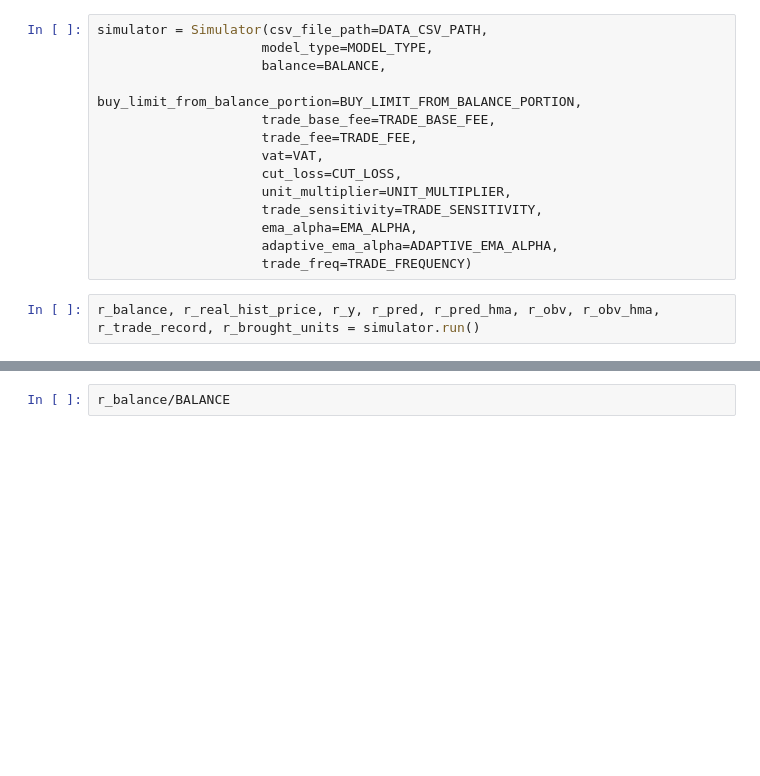
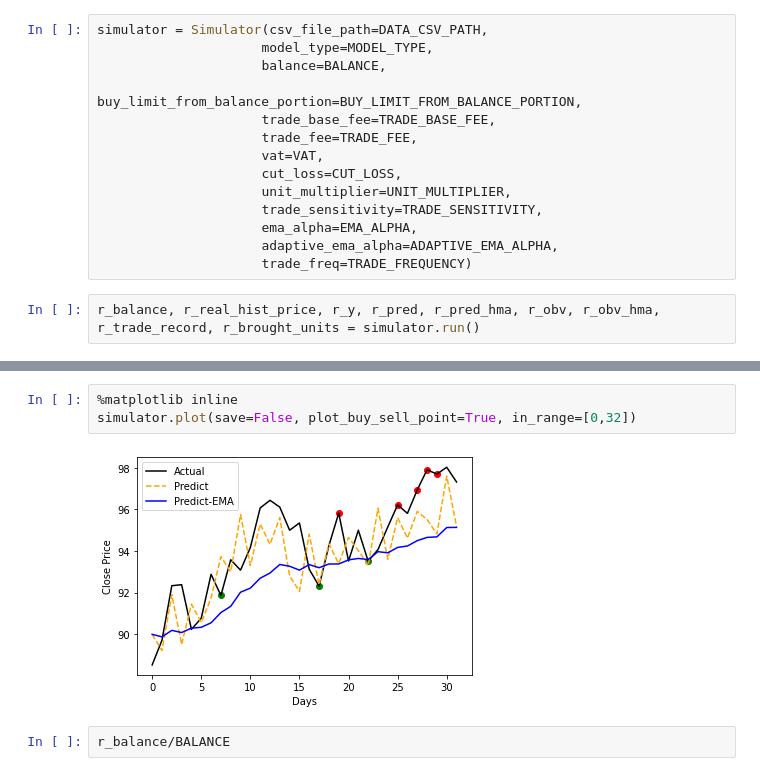
Before and after one commit to ENEmyr/autotrading, a Jupyter notebook: simulator.ipynb, the cells around one changed output, grey strips where cells are left out. Drawn from its saved outputs; the diff is of its cells as text; blank space fills up the shorter version.

Commit message:
Add plot method that can interact with the graph to simulator

```diff
--- a/simulator.ipynb
+++ b/simulator.ipynb
@@ -113,3 +55,8 @@ plt.show()
+# %%
+%matplotlib inline
+simulator.plot(save=False, plot_buy_sell_point=True, in_range=[0,32])
+# %% [output]
+[figure, added]
 # %%
 r_balance/BALANCE
 # %% [output]
```
Also changed, not shown: parts of 3 cells of this notebook, 1 other file.
